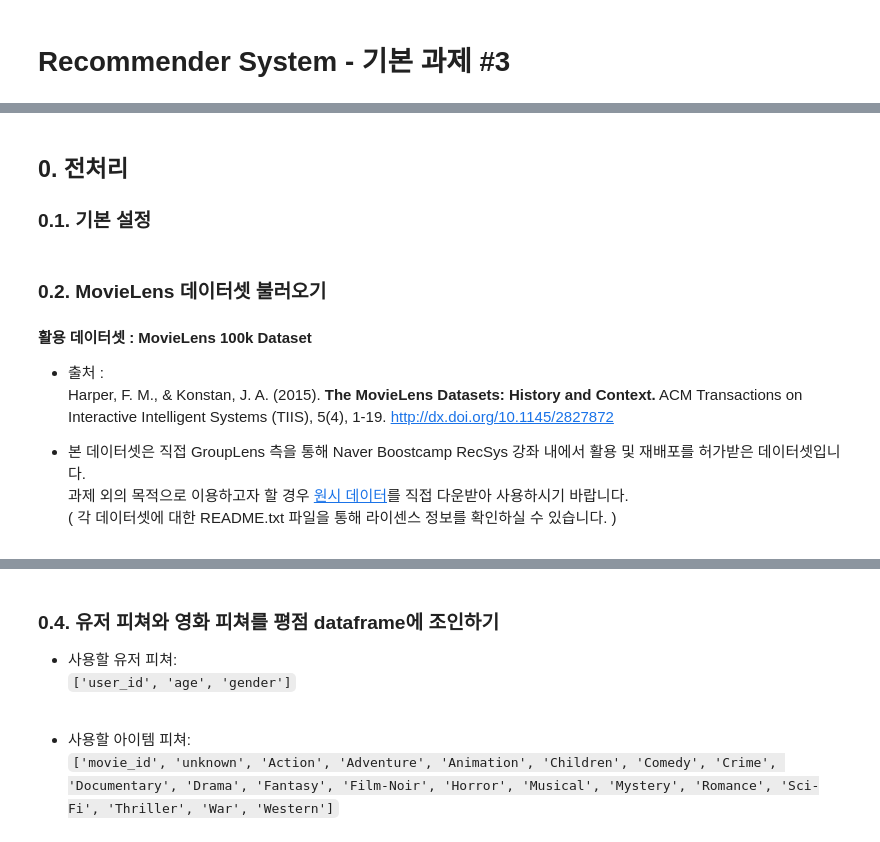
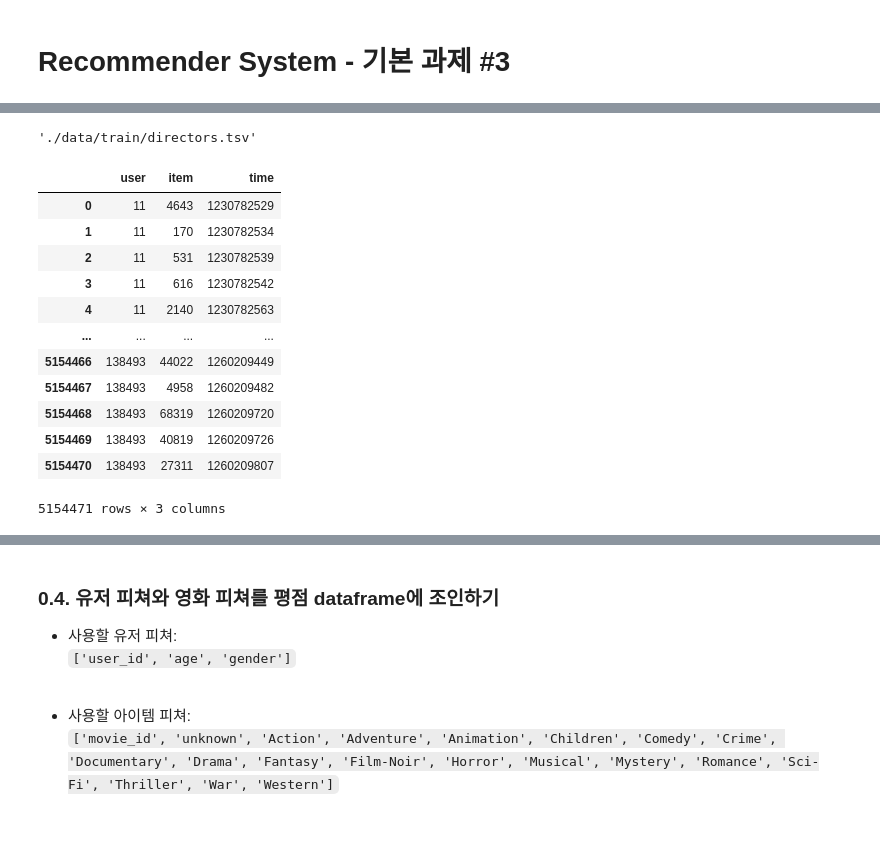
Before and after one commit to boostcampaitech3/level2-movie-recommendation-level2-recsys-07, a Jupyter notebook: MODELS/FFM/FFM.ipynb, the cells around one changed output, grey strips where cells are left out. Drawn from its saved outputs; the diff is of its cells as text; code cells hidden in the pictures.

```diff
--- a/MODELS/FFM/13_FM+FFM_(정답).ipynb
+++ b/MODELS/FFM/FFM.ipynb
@@ -13,7 +3,3 @@
-# %% [markdown]
-## 0. 전처리
-
-### 0.1. 기본 설정
 # %%
 import os
 import random
@@ -36,20 +22,33 @@ from torch.utils.data import TensorDataset, DataLoader
 seed = 0  # 바꾸지 마시오!
 random.seed(seed)
 np.random.seed(seed)
-# %% [markdown]
-### 0.2. MovieLens 데이터셋 불러오기
-
-
-#### 활용 데이터셋 : MovieLens 100k Dataset
-
-- 출처 :
-    <br>Harper, F. M., & Konstan, J. A. (2015). **The MovieLens Datasets: History and Context.** ACM Transactions on Interactive Intelligent Systems (TIIS), 5(4), 1-19. http://dx.doi.org/10.1145/2827872
-
-
-- 본 데이터셋은 직접 GroupLens 측을 통해 Naver Boostcamp RecSys 강좌 내에서 활용 및 재배포를 허가받은 데이터셋입니다.
-    <br> 과제 외의 목적으로 이용하고자 할 경우 [원시 데이터](https://grouplens.org/datasets/movielens/)를 직접 다운받아 사용하시기 바랍니다.
-    <br> ( 각 데이터셋에 대한 README.txt 파일을 통해 라이센스 정보를 확인하실 수 있습니다. )
 # %%
-base_path = os.path.join(os.curdir, 'data/')
-data_path = os.path.join(base_path, 'ml-100k/')
+base_path = os.path.join(os.curdir, 'data/train/')
+data_path = os.path.join(base_path, 'train_ratings.csv')
+genre_path = os.path.join(base_path, "genres.tsv")
+writer_path = os.path.join(base_path, "writers.tsv")
+director_path = os.path.join(base_path, "directors.tsv")
+
+director_path
+# %% [output]
+'./data/train/directors.tsv'
+# %%
+# 평점 데이터
+ratings_df = pd.read_csv(data_path)
+ratings_df.columns = ['user', 'item', 'time']
+ratings_df
+# %% [output]
+|  | user | item | time |
+| 0 | 11 | 4643 | 1230782529 |
+| 1 | 11 | 170 | 1230782534 |
+| 2 | 11 | 531 | 1230782539 |
+| 3 | 11 | 616 | 1230782542 |
+| 4 | 11 | 2140 | 1230782563 |
+| ... | ... | ... | ... |
+| 5154466 | 138493 | 44022 | 1260209449 |
+| 5154467 | 138493 | 4958 | 1260209482 |
+| 5154468 | 138493 | 68319 | 1260209720 |
+| 5154469 | 138493 | 40819 | 1260209726 |
+| 5154470 | 138493 | 27311 | 1260209807 |
+5154471 rows × 3 columns
 # %%
```
Also changed, not shown: parts of 9 cells of this notebook.
